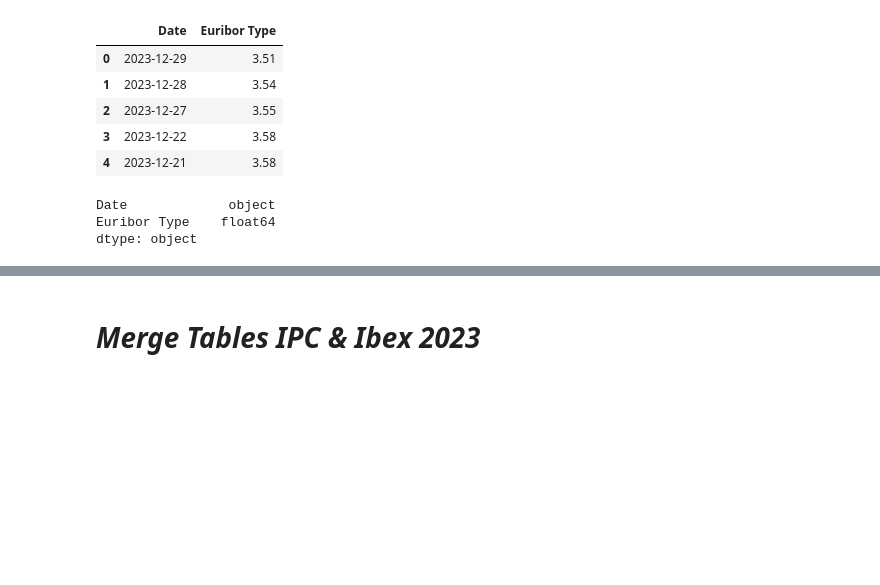
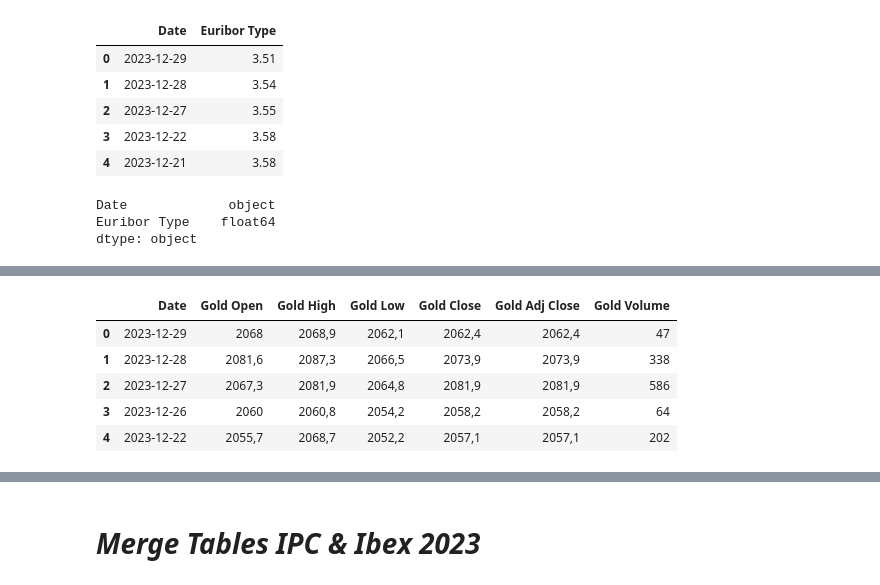
Before and after one commit to Manilab2309/ia-machine-learning, a Jupyter notebook: lab/NB_analyst_broker_operations.ipynb, the cells around one changed output, grey strips where cells are left out. Saved outputs shown, nothing was run; the diff lists cells and outputs as text; code cells hidden in the pictures; blank space fills up the shorter version.

```diff
--- a/lab/NB_analyst_broker_operations.ipynb
+++ b/lab/NB_analyst_broker_operations.ipynb
@@ -354,0 +385,22 @@ dtype: object
+# %%
+#In this example, lets translate headers to english and add % simbol, remember cells must be desired numbers or float format
+df_gold_2023 = df_gold_2023.rename(columns={'Fecha': 'Date', 'Abrir': 'Gold Open','Máx.': 'Gold High','Mín.': 'Gold Low','Cierre': 'Gold Close','Cierre ajus': 'Gold Adj Close','Volumen': 'Gold Volume'})
+df_gold_2023
+
+# We can define variables to use in another cells
+column_A_Renamed = 'Date'
+column_B_Renamed = 'Gold Open'
+column_C_Renamed = 'Gold High'
+column_D_Renamed = 'Gold Low'
+column_E_Renamed = 'Gold Close'
+column_F_Renamed = 'Gold Adj Close'
+column_G_Renamed = 'Gold Volume'
+
+df_gold_2023.head()
+# %% [output]
+|  | Date | Gold Open | Gold High | Gold Low | Gold Close | Gold Adj Close | Gold Volume |
+| 0 | 2023-12-29 | 2068 | 2068,9 | 2062,1 | 2062,4 | 2062,4 | 47 |
+| 1 | 2023-12-28 | 2081,6 | 2087,3 | 2066,5 | 2073,9 | 2073,9 | 338 |
+| 2 | 2023-12-27 | 2067,3 | 2081,9 | 2064,8 | 2081,9 | 2081,9 | 586 |
+| 3 | 2023-12-26 | 2060 | 2060,8 | 2054,2 | 2058,2 | 2058,2 | 64 |
+| 4 | 2023-12-22 | 2055,7 | 2068,7 | 2052,2 | 2057,1 | 2057,1 | 202 |
```
Also changed, not shown: parts of 5 cells of this notebook.
